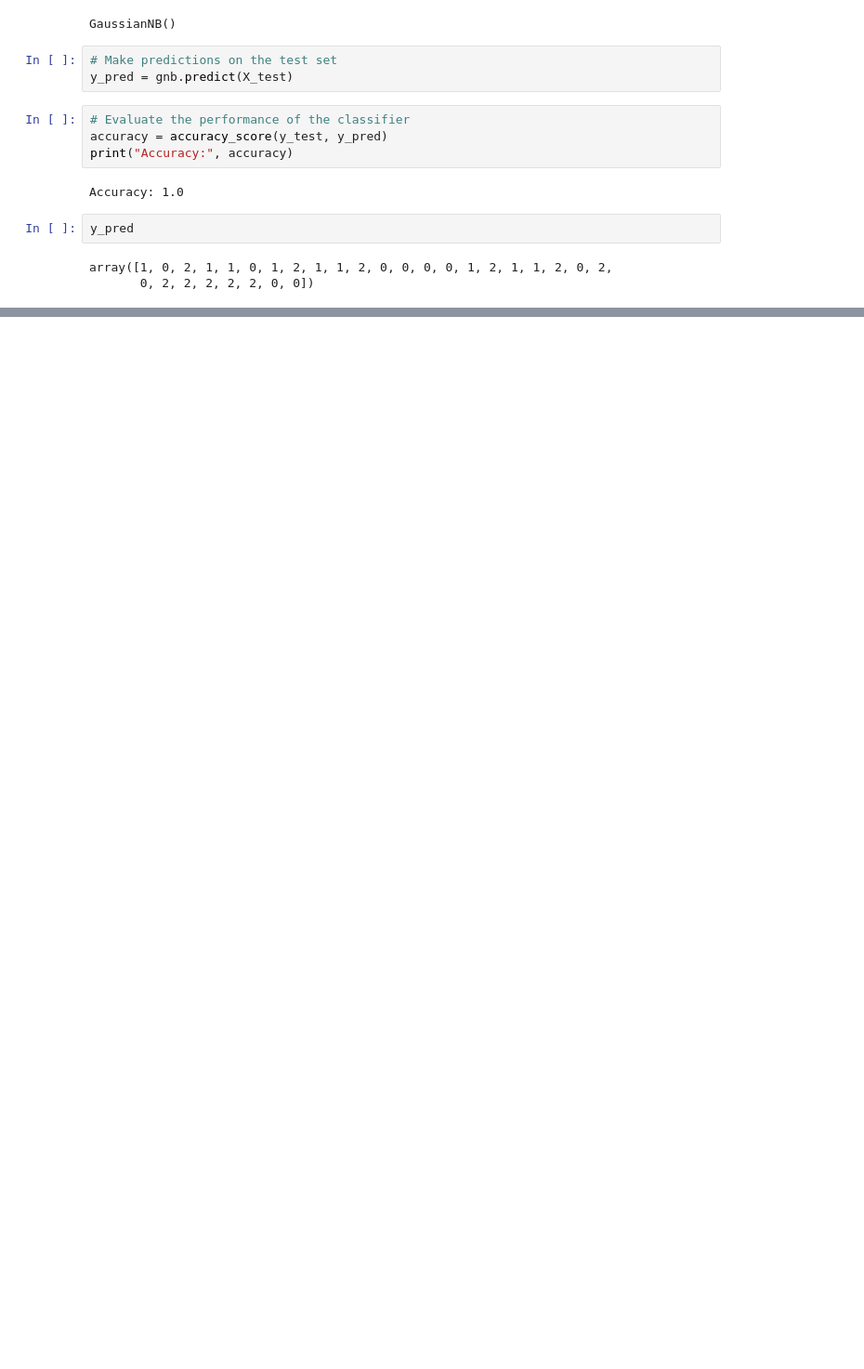
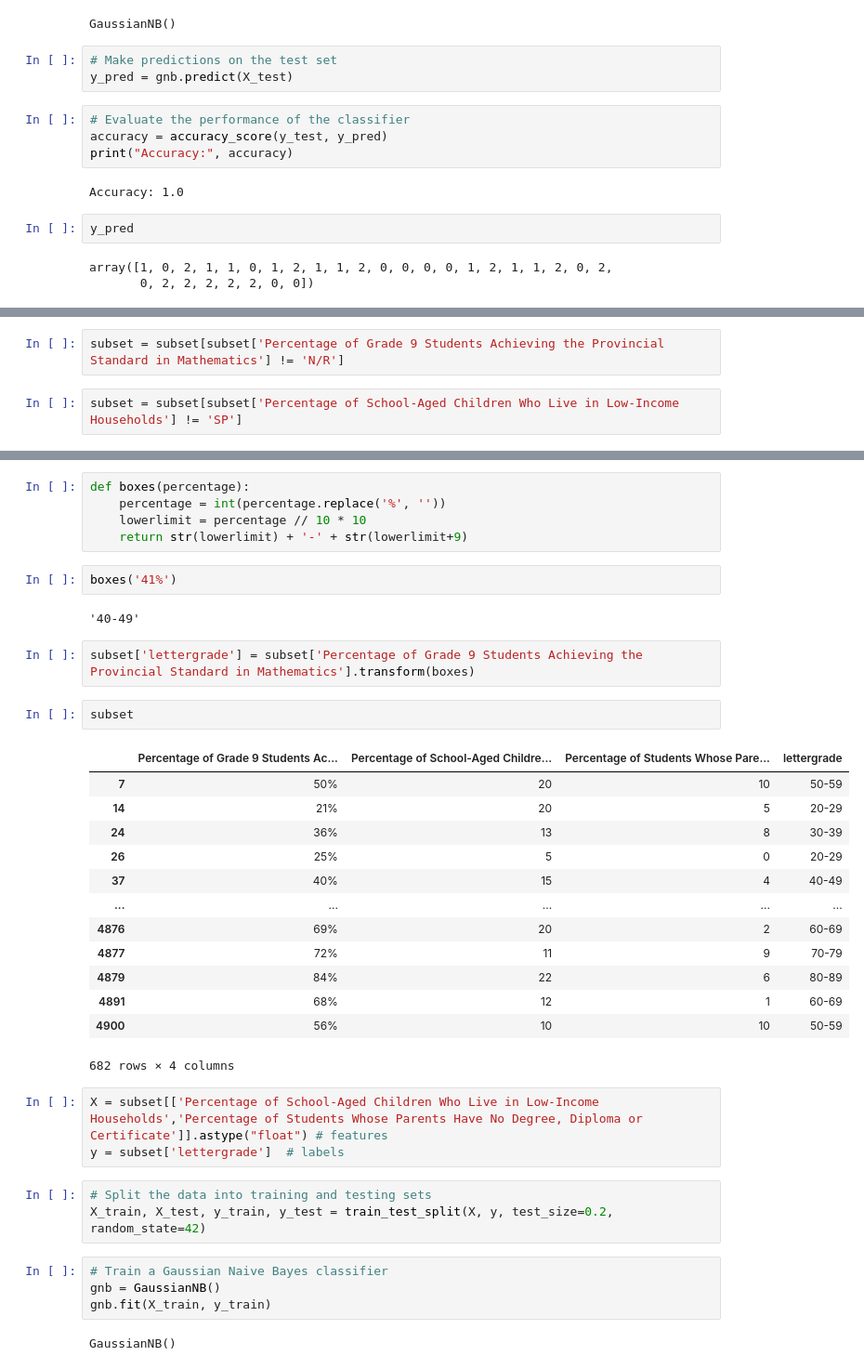
Before and after one commit to uOttawa-IT-Research-teaching/ML_naive_bayes, a Jupyter notebook: bayes.ipynb, the cells around one changed output, grey strips where cells are left out. Shown at 93% size. Saved outputs shown, nothing was run; the diff lists cells and outputs as text; blank space fills up the shorter version.

```diff
--- a/bayes.ipynb
+++ b/bayes.ipynb
@@ -46,0 +207,4 @@ array([1, 0, 2, 1, 1, 0, 1, 2, 1, 1, 2, 0, 0, 0, 0, 1, 2, 1, 1, 2, 0, 2,
+# %%
+subset = subset[subset['Percentage of Grade 9 Students Achieving the Provincial Standard in Mathematics'] != 'N/R']
+# %%
+subset = subset[subset['Percentage of School-Aged Children Who Live in Low-Income Households'] != 'SP']
@@ -46,0 +280,39 @@ array([1, 0, 2, 1, 1, 0, 1, 2, 1, 1, 2, 0, 0, 0, 0, 1, 2, 1, 1, 2, 0, 2,
+# %%
+def boxes(percentage):
+    percentage = int(percentage.replace('%', ''))
+    lowerlimit = percentage // 10 * 10
+    return str(lowerlimit) + '-' + str(lowerlimit+9)
+# %%
+boxes('41%')
+# %% [output]
+'40-49'
+# %%
+subset['lettergrade'] = subset['Percentage of Grade 9 Students Achieving the Provincial Standard in Mathematics'].transform(boxes)
+# %%
+subset
+# %% [output]
+|  | Percentage of Grade 9 Students Ac... | Percentage of School-Aged Childre... | Percentage of Students Whose Pare... | lettergrade |
+| 7 | 50% | 20 | 10 | 50-59 |
+| 14 | 21% | 20 | 5 | 20-29 |
+| 24 | 36% | 13 | 8 | 30-39 |
+| 26 | 25% | 5 | 0 | 20-29 |
+| 37 | 40% | 15 | 4 | 40-49 |
+| ... | ... | ... | ... | ... |
+| 4876 | 69% | 20 | 2 | 60-69 |
+| 4877 | 72% | 11 | 9 | 70-79 |
+| 4879 | 84% | 22 | 6 | 80-89 |
+| 4891 | 68% | 12 | 1 | 60-69 |
+| 4900 | 56% | 10 | 10 | 50-59 |
+682 rows × 4 columns
+# %%
+X = subset[['Percentage of School-Aged Children Who Live in Low-Income Households','Percentage of Students Whose Parents Have No Degree, Diploma or Certificate']].astype("float") # features
+y = subset['lettergrade']  # labels
+# %%
+# Split the data into training and testing sets
+X_train, X_test, y_train, y_test = train_test_split(X, y, test_size=0.2, random_state=42)
+# %%
+# Train a Gaussian Naive Bayes classifier
+gnb = GaussianNB()
+gnb.fit(X_train, y_train)
+# %% [output]
+GaussianNB()
```
Also changed, not shown: parts of 70 cells of this notebook, 4 other files.
